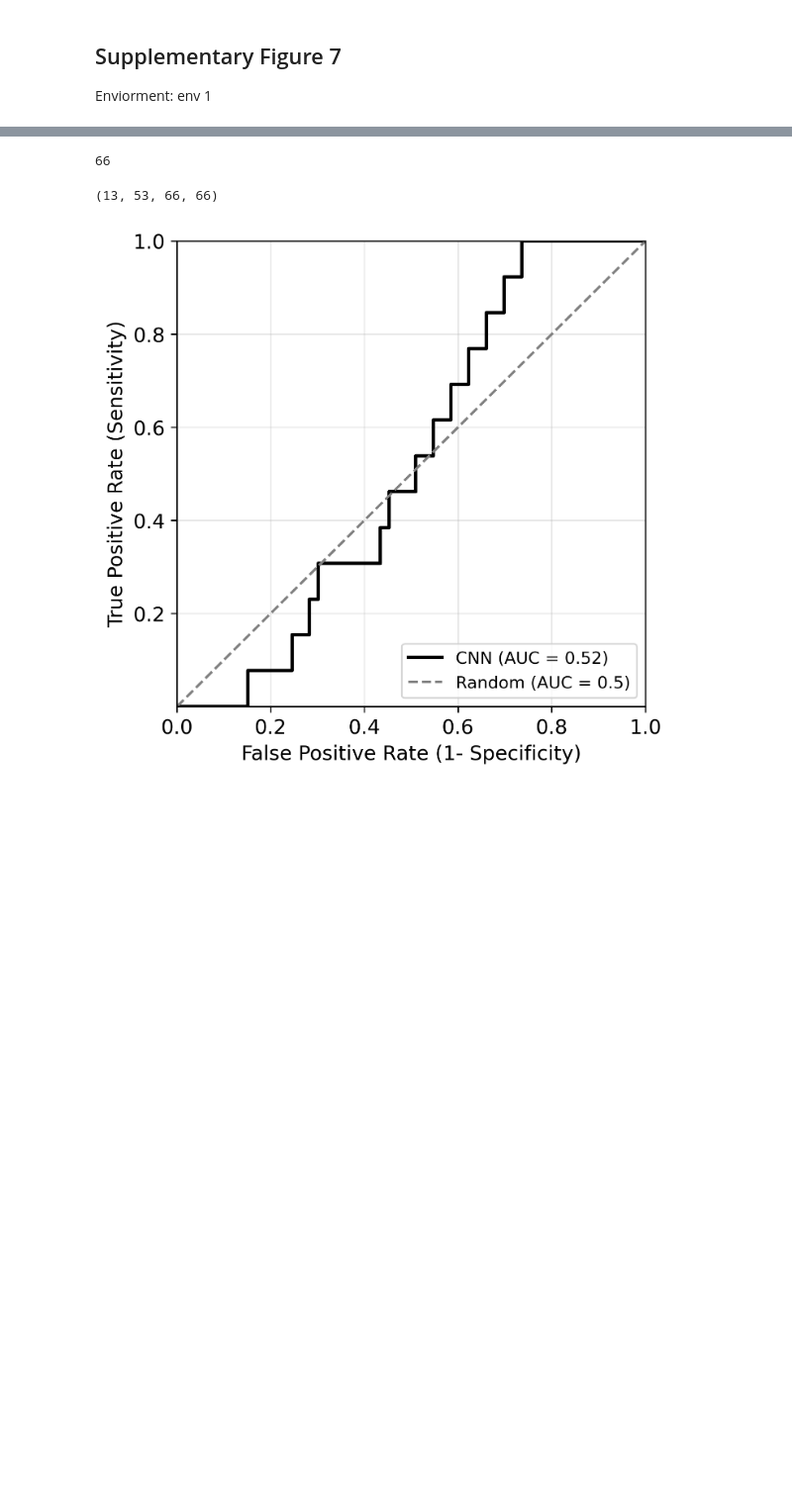
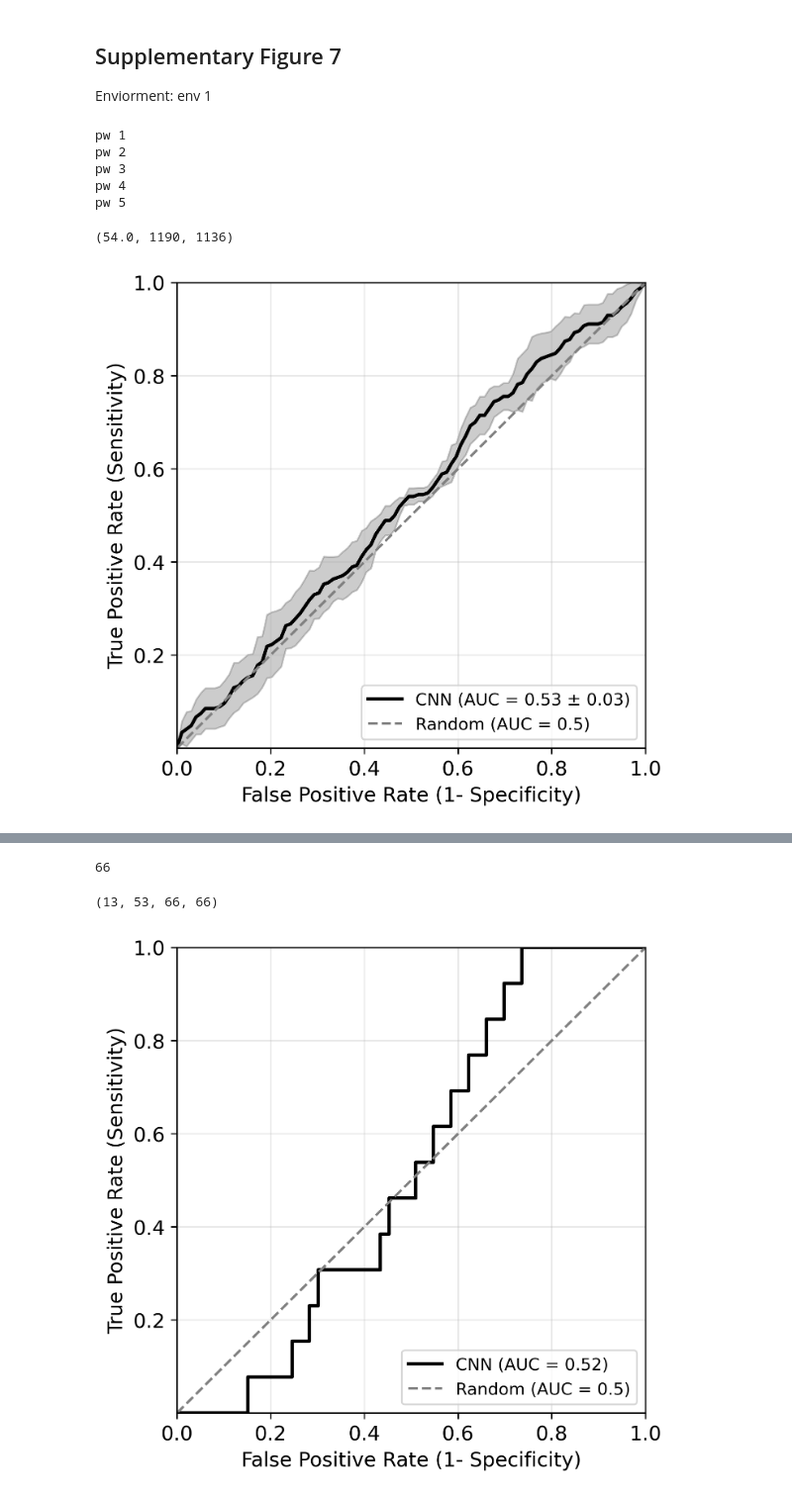
Before and after one commit to Shenhav-Lab/Visionary-AI-HDP, a Jupyter notebook: code/supplementary/supplementary_figure_7.ipynb, the cells around one changed output, grey strips where cells are left out. Shown at 99% size. Cells and saved outputs as stored; diff of their text form; code cells hidden in the pictures; blank space fills up the shorter version.

```diff
--- a/code/supplementary/supplementary_figure_7.ipynb
+++ b/code/supplementary/supplementary_figure_7.ipynb
@@ -19,3 +20,58 @@ mpl.rcParams['pdf.fonttype'] = 42
 mpl.rcParams['ps.fonttype'] = 42
 mpl.rcParams['svg.fonttype'] = 'none'
 plt.rcParams["font.family"] = "DejaVu Sans"
+# %%
+es = [13, 9, 3, 3, 3]
+all_data = None
+for pw in np.arange(1, 6):
+    cases = pd.read_pickle("/gpfs/data/shenhavlab/PROJECTS/visionary_ai/data/clinical_data/final_pec_20251017.pkl")
+    controls = pd.read_pickle(f"/gpfs/data/shenhavlab/users/ca3261/Visionary_AI/data/rev_strat_hc_pw{pw}_controls_20260403.pkl")
+
+    all_ids = cases+controls
+
+    probs_path = f"/gpfs/scratch/ca3261/visionary_ai/full_resnet/resnet_loo/probs/20260723_pw{pw}"
+    files = os.listdir(probs_path)
+
+    all_pw_data = []
+    finished = []
+    for file in files:
+        df = pd.read_csv(probs_path + "/" + file)
+        all_pw_data.append(df)
+        if df["epoch"].max() == 24:
+            finished.append(file.split("_")[0])
+
+    array_ids = []
+    for id in set(all_ids) - set(finished):
+        array_ids.append(str(all_ids.index(id) + 1))
+    print("pw", pw, ",".join(array_ids))
+
+    all_pw_data = pd.concat(all_pw_data)
+    all_pw_data = all_pw_data[["id", "prob", "label", "epoch"]].groupby(["id", "epoch"]).mean()
+    all_pw_data = all_pw_data.reset_index()
+    e_pw_data = all_pw_data[all_pw_data["epoch"] == es[pw - 1]].copy()
+    if all_data is None:
+        e_pw_data["pw_1"] = e_pw_data["prob"]
+        all_data = e_pw_data[["id", "label", "pw_1"]]
+    else:
+        e_pw_data[f"pw_{pw}"] = e_pw_data["prob"]
+        all_data = all_data.merge(e_pw_data[["id", "label", f"pw_{pw}"]], how="outer", on=["id", "label"])
+# %% [output]
+pw 1
+pw 2
+pw 3
+pw 4
+pw 5
+# %%
+sum(all_data["label"]), len(all_data["label"]), sum(all_data["label"] == 0)
+# %% [output]
+(54.0, 1190, 1136)
+# %%
+# ROC
+plt.figure(figsize=(fig_size, fig_size), dpi=dpi)
+reweight = all_data.copy()
+plot_avg_roc_from_dicts(reweight, title=f"CNN", add_col=[], pw=5, color="black", rand=True)
+plt.title("")
+plt.savefig("/gpfs/data/shenhavlab/users/ca3261/Visionary_AI/src/analysis/final_figures/final_submission/supplementary/fig_7/a_roc.pdf")
+plt.show()
+# %% [output]
+[figure, added]
```
Also changed, not shown: parts of 2 cells of this notebook.
